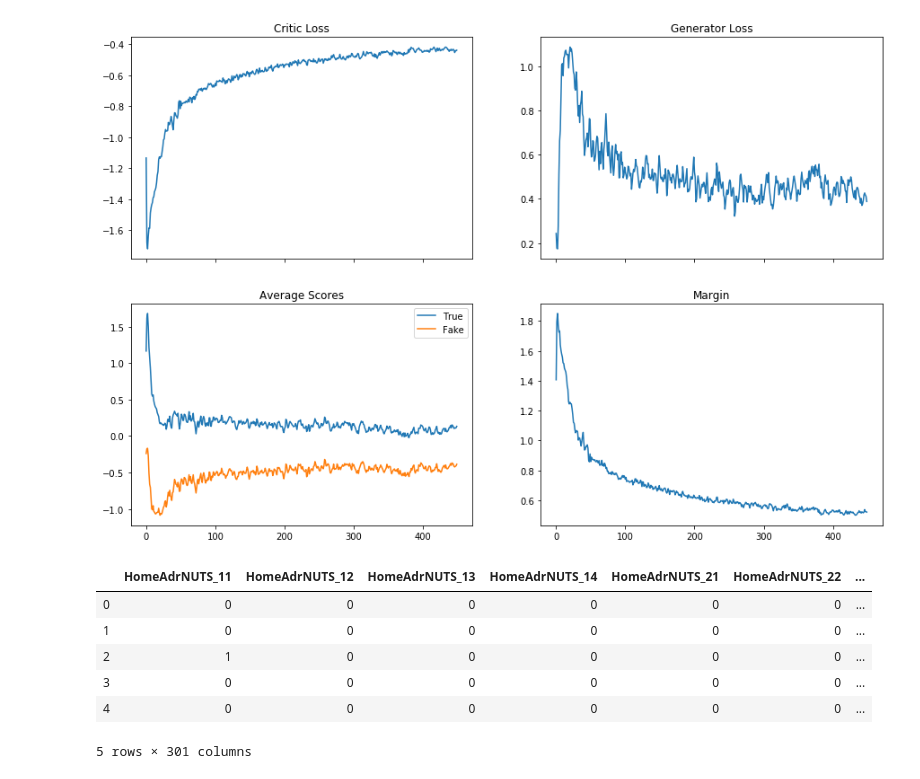
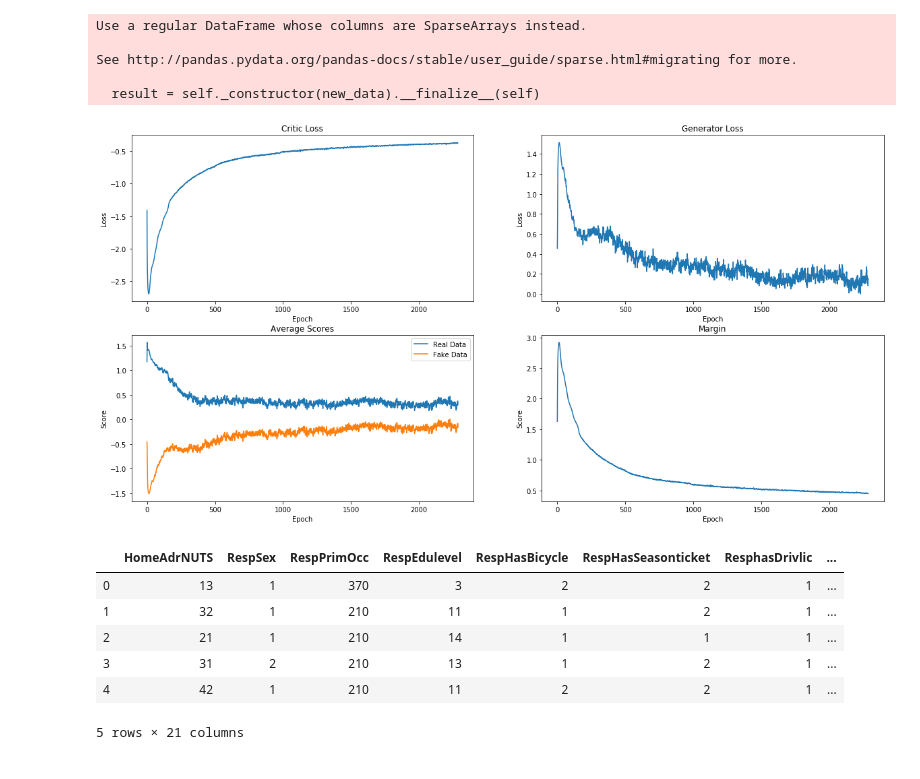
Before and after one commit to carlomarxdk/GAN-Population-Synthesis, a Jupyter notebook: Code/6_Visualisation.ipynb, the cells around one changed output. Saved outputs shown, nothing was run; the diff lists cells and outputs as text; code cells hidden in the pictures.

Commit message:
Good model
Changes

```diff
--- a/Code/6_Visualisation.ipynb
+++ b/Code/6_Visualisation.ipynb
@@ -23,31 +23,51 @@ import matplotlib.pyplot as plt
 from IPython.display import clear_output
 # %%
 df = pd.read_csv('Logs/wgangp-2019-11-28_114731.csv', header=None)
-#data = pd.read_pickle('Data/TU_onehot')
-#data = back_from_dummies(data)
-#data = data.drop(['HomeAdrMunCode'], axis=1)
-#data = encode_onehot(data)
+data = pd.read_pickle('Data/TU_onehot')
+data = back_from_dummies(data)
+data = data.drop(['HomeAdrMunCode'], axis=1)
+data_oh = encode_onehot(data)
+# %% [output]
+Use a regular DataFrame whose columns are SparseArrays instead.
+
+See http://pandas.pydata.org/pandas-docs/stable/user_guide/sparse.html#migrating for more.
+
+  result = self._constructor(new_data).__finalize__(self)
 # %%
 # Creates four polar axes, and accesses them through the returned array
-df = pd.read_csv('Logs/wgangp-2019-11-28_114731.csv', header=None)
+df = pd.read_csv('Logs/wgangp-2019-11-30_130226.csv', header=None)
 
-fig, axes = plt.subplots(2, 2, figsize=(15,10), sharex='all')
+## Logs/wgangp-2019-11-28_114731.csv - good
+## Logs/wgangp-2019-11-30_105956 + converged too fast
+
+fig, axes = plt.subplots(2, 2, figsize=(20,10))
 
 axes[0, 0].plot(df[1])
 axes[0, 0].set_title('Critic Loss')
+axes[0, 0].set_ylabel('Loss')
+axes[0, 0].set_xlabel('Epoch')
 axes[0, 1].plot(df[2])
 axes[0, 1].set_title('Generator Loss')
+axes[0, 1].set_ylabel('Loss')
+axes[0, 1].set_xlabel('Epoch')
+
 axes[1, 0].plot(df[3])
 axes[1, 0].plot(df[4])
-axes[1, 0].legend(['True', 'Fake'])
+axes[1, 0].legend(['Real Data', 'Fake Data'])
 axes[1, 0].set_title('Average Scores')
+axes[1, 0].set_ylabel('Score')
+axes[1, 0].set_xlabel('Epoch')
+
 axes[1, 1].plot(df[3] - df[4])
 axes[1, 1].set_title('Margin')
+axes[1, 1].set_ylabel('Score')
+axes[1, 1].set_xlabel('Epoch')
 
 
 plt.show()
+fig.savefig('Figs/1.png')
 # %% [output]
-[figure, old version]
+[figure, new version]
 # %%
 def gen_noise(size:int, batch_size:int):
     '''
@@ -140,13 +160,15 @@ output = G.forward(z)
 output = output.cpu().detach().numpy()
 output = output.astype(int)
 # %%
-fake_data = pd.DataFrame(output, columns=data.columns)
-fake_data.head()
+fake_oh = pd.DataFrame(output, columns=data_oh.columns)
+fake_oh.head()
+fake = back_from_dummies(fake_oh)
+fake.head()
 # %% [output]
-|  | HomeAdrNUTS_11 | HomeAdrNUTS_12 | HomeAdrNUTS_13 | HomeAdrNUTS_14 | HomeAdrNUTS_21 | HomeAdrNUTS_22 | ... |
-| 0 | 0 | 0 | 0 | 0 | 0 | 0 | ... |
-| 1 | 0 | 0 | 0 | 0 | 0 | 0 | ... |
-| 2 | 1 | 0 | 0 | 0 | 0 | 0 | ... |
-| 3 | 0 | 0 | 0 | 0 | 0 | 0 | ... |
-| 4 | 0 | 0 | 0 | 0 | 0 | 0 | ... |
+|  | HomeAdrNUTS | RespSex | RespPrimOcc | RespEdulevel | RespHasBicycle | RespHasSeasonticket | ResphasDrivlic | ... |
+| 0 | 13 | 1 | 370 | 3 | 2 | 2 | 1 | ... |
+| 1 | 32 | 1 | 210 | 11 | 1 | 2 | 1 | ... |
+| 2 | 21 | 1 | 210 | 14 | 1 | 1 | 1 | ... |
+| 3 | 31 | 2 | 210 | 13 | 1 | 2 | 1 | ... |
+| 4 | 42 | 1 | 210 | 11 | 2 | 2 | 1 | ... |
-5 rows × 301 columns
+5 rows × 21 columns
```
Also changed, not shown: parts of 12 cells of this notebook, 1 other file.
